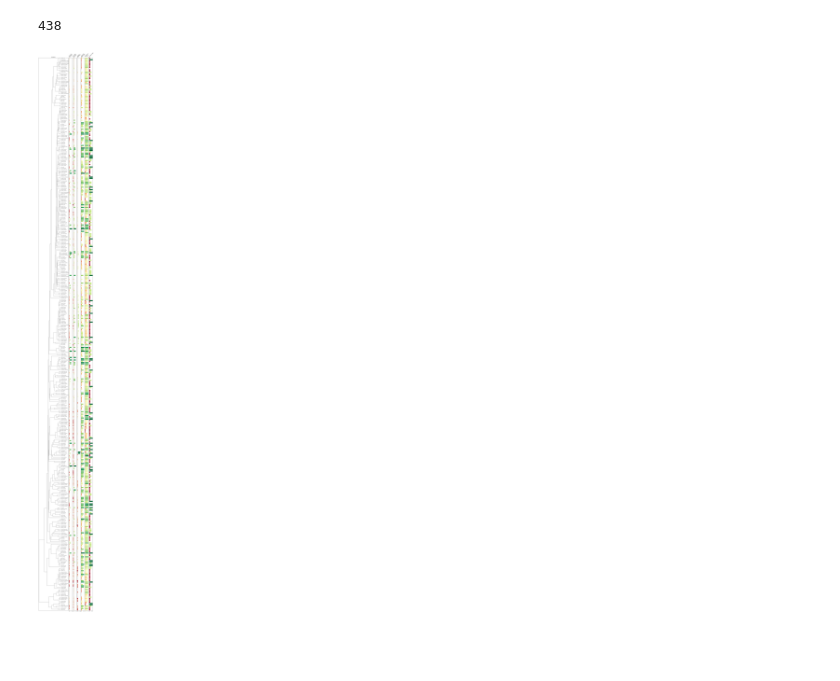
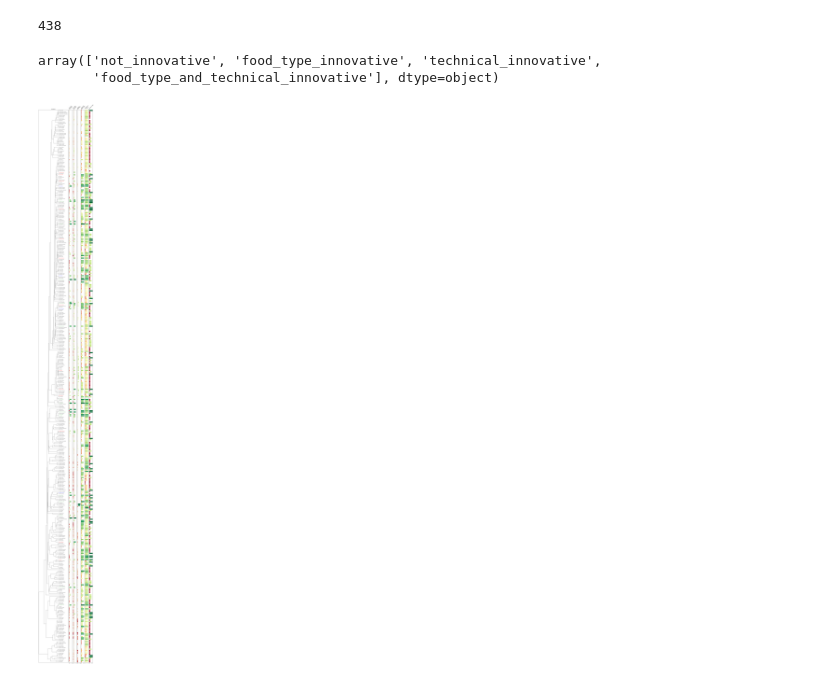
Before and after one commit to aadenisova/cognitive_evolution_in_birds, a Jupyter notebook: branch_site_selections/selection.ipynb, the cells around one changed output. Saved outputs shown, nothing was run; the diff lists cells and outputs as text; code cells hidden in the pictures; blank space fills up the shorter version.

Commit message:
fix: automated selection

```diff
--- a/branch_site_selections/selection.ipynb
+++ b/branch_site_selections/selection.ipynb
@@ -83,22 +83,42 @@ y = np.arange(len(species_order))
 print(len(y))
 # %% [output]
 438
+# %%
+df["Range_size_log"] = np.log10(df["Range_size"])
+df["ResearchEffort_log"] = df["ResearchEffort"].apply(lambda x: np.log10(x) if x > 0 else 0)
+
+population_trend_decoding = {
+    'decreasing': 1,
+    'stable': 2,
+    'increasing': 3,
+    'unknown': np.nan,
+    np.nan: np.nan
+}
+df["PopulationTrend2019_encoded"] = df["PopulationTrend2019"].apply(
+    lambda x: population_trend_decoding[x]
+)
+
+df["strong_finding"] = df.apply(
+    lambda x: True if (x.Range_size > 50_000) & (x.ResearchEffort > 24) else False,
+    axis = 1
+)
+
+thresh = 1
+df["inno_selection"] = df.apply(
+    lambda x:
+        "food_type_and_technical_innovative" if (x.FOODINNO2025_ResEff > thresh) & (x.TECHINNO2025_ResEff > thresh)
+        else ("technical_innovative" if x.TECHINNO2025_ResEff > thresh
+            else ("food_type_innovative" if x.FOODINNO2025_ResEff > thresh else "not_innovative"
+        ))
+        ,
+    axis=1
+)
+
+df["inno_selection"].unique()
+# %% [output]
+array(['not_innovative', 'food_type_innovative', 'technical_innovative',
+       'food_type_and_technical_innovative'], dtype=object)
 # %%
-df["Range_size_log"] = np.log10(df["Range_size"])
-df["ResearchEffort_log"] = df["ResearchEffort"].apply(lambda x: np.log10(x) if x > 0 else 0)
-
-population_trend_decoding = {
-    'decreasing': 1,
-    'stable': 2,
-    'increasing': 3,
-    'unknown': np.nan,
-    np.nan: np.nan
-}
-df["PopulationTrend2019_encoded"] = df["PopulationTrend2019"].apply(
-    lambda x: population_trend_decoding[x]
-)
-
-
 values_of_interest = {
     "TECHINNO2025_ResEff": "Technical\nInnovation",
     "FOODINNO2025_ResEff": "Food Type\nInnovation",
@@ -124,7 +144,7 @@ for node in tree.traverse("postorder"):
 
 
 max_x = max(n.x for n in tree.traverse())
-label_space = 0.35 * max_x
+label_space = 0.5 * max_x
 ax_tree.set_xlim(-0.02 * max_x, max_x + label_space)
 
 for node in tree.traverse():
@@ -138,9 +158,20 @@ for node in tree.traverse():
                      color="black", lw=0.8)
 
 for sp, yy in zip(species_order, y):
-    color = "black"
+    df_good_quality = df[df["strong_finding"] == True]
 
-    ax_tree.text(max_x + 0.02 * max_x, yy, sp,
+    if sp in df_good_quality[
+        df_good_quality["inno_selection"] == "food_type_and_technical_innovative"
+    ][sp_column_name].values:
+        color = "forestgreen"
+    elif sp in df_good_quality[df_good_quality["inno_selection"] == "technical_innovative"][sp_column_name].values:
+        color = "blue"
+    elif sp in df_good_quality[df_good_quality["inno_selection"] == "food_type_innovative"][sp_column_name].values:
+        color = "red"
+    else:
+        color = "black"
+
+    ax_tree.text(max_x + 0.02 * max_x, yy, sp.replace("_", " "),
                  va="center", fontsize=8, color=color)
 
 ax_tree.set_ylim(-0.5, len(species_order) - 0.5)
@@ -154,31 +185,31 @@ cmap = get_cmap("RdYlGn")
 for i, val in enumerate(values_of_interest.keys()):
     ax_res  = fig.add_subplot(gs[0, i+1], sharey=ax_tree)
 
     norm_res = TwoSlopeNorm(
         vmin=df[val].min(),
         vcenter = df[val].mean(),
         vmax=df[val].max()
     )
 
 
     ax_res.barh(
         y,
         df[val],
         color=cmap(norm_res(df[val]))
     )
     ax_res.axvline(0, color="black", lw=0.8)
     ax_res.set_title(values_of_interest[val], rotation=45)
     ax_res.set_yticks([])
 
 
 plt.subplots_adjust(wspace=0.05)
 plt.show()
 
 fig.savefig(
     f"tree_toga_tech_inno_selection.pdf",
     format='pdf',
     dpi=600,
     bbox_inches="tight"
 )
 # %% [output]
-[figure, old version]
+[figure, new version]
```
